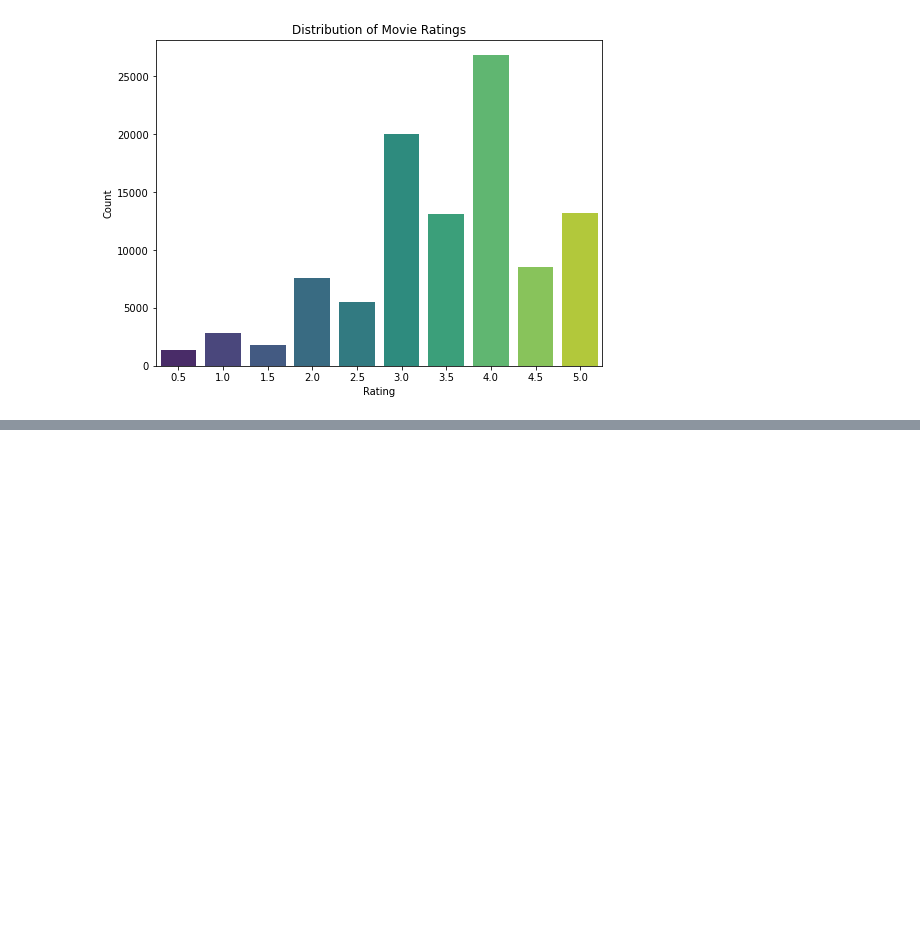
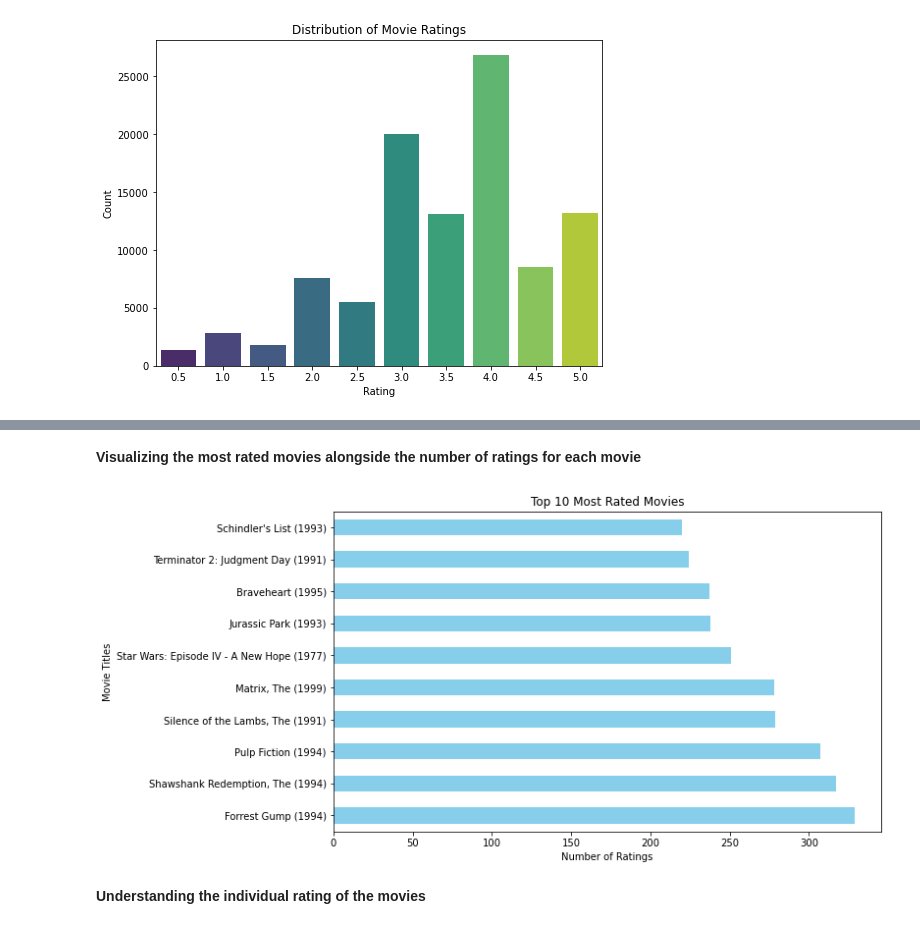
Before and after one commit to FaithMUTIS/Phase-4-group-2-project, a Jupyter notebook: Faith.ipynb, the cells around one changed output, grey strips where cells are left out. Cells and saved outputs as stored; diff of their text form; code cells hidden in the pictures; blank space fills up the shorter version.

Commit message:
Data understanding

```diff
--- a/Faith.ipynb
+++ b/Faith.ipynb
@@ -124,0 +141,4 @@ plt.show()
+# %%
+top_rated_movies = df.groupby('title').size().sort_values(ascending=False).head(10)
+
+top_rated_movies
@@ -124,0 +158,13 @@ plt.show()
+# %% [markdown]
+**Visualizing the most rated movies alongside the number of ratings for each movie**
+# %%
+plt.figure(figsize=(10, 6))
+top_rated_movies.plot(kind='barh', color='skyblue')
+plt.title('Top 10 Most Rated Movies')
+plt.xlabel('Number of Ratings')
+plt.ylabel('Movie Titles')
+plt.show()
+# %% [output]
+[figure, added]
+# %% [markdown]
+**Understanding the individual rating of the movies**
```
Also changed, not shown: parts of 7 cells of this notebook.
